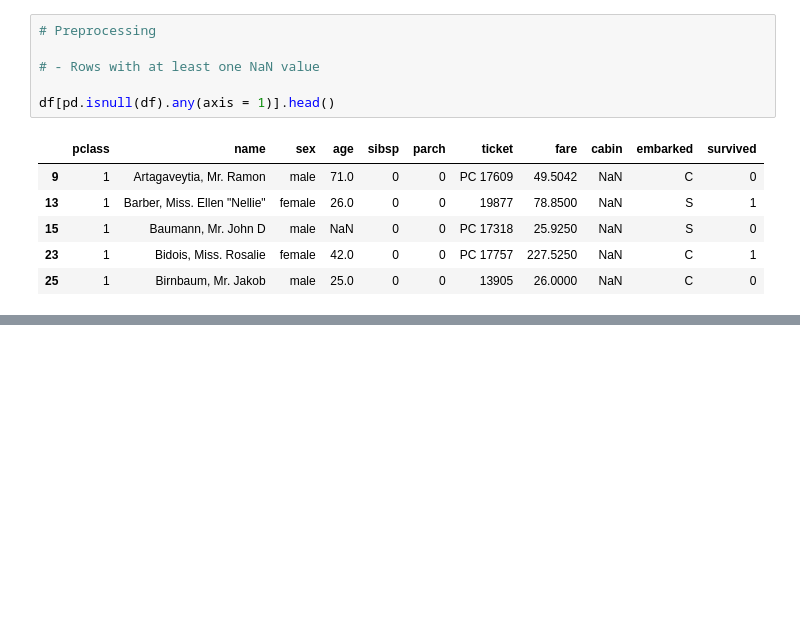
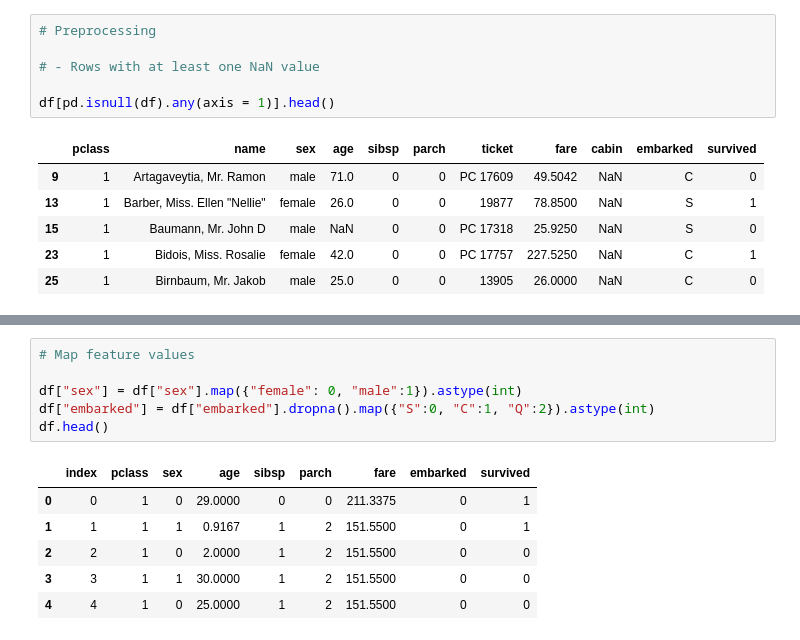
Before and after one commit to Otobi1/Back-to-Basics-A-Refresher-, a Jupyter notebook: Back_to_Basics_Pandas.ipynb, the cells around one changed output, grey strips where cells are left out. Cells and saved outputs as stored; diff of their text form; blank space fills up the shorter version.

```diff
--- a/Back_to_Basics_Pandas.ipynb
+++ b/Back_to_Basics_Pandas.ipynb
@@ -185,0 +209,13 @@ df[pd.isnull(df).any(axis = 1)].head()
+# %%
+# Map feature values
+
+df["sex"] = df["sex"].map({"female": 0, "male":1}).astype(int)
+df["embarked"] = df["embarked"].dropna().map({"S":0, "C":1, "Q":2}).astype(int)
+df.head()
+# %% [output]
+|  | index | pclass | sex | age | sibsp | parch | fare | embarked | survived |
+| 0 | 0 | 1 | 0 | 29.0000 | 0 | 0 | 211.3375 | 0 | 1 |
+| 1 | 1 | 1 | 1 | 0.9167 | 1 | 2 | 151.5500 | 0 | 1 |
+| 2 | 2 | 1 | 0 | 2.0000 | 1 | 2 | 151.5500 | 0 | 0 |
+| 3 | 3 | 1 | 1 | 30.0000 | 1 | 2 | 151.5500 | 0 | 0 |
+| 4 | 4 | 1 | 0 | 25.0000 | 1 | 2 | 151.5500 | 0 | 0 |
```
Also changed, not shown: parts of 4 cells of this notebook.
